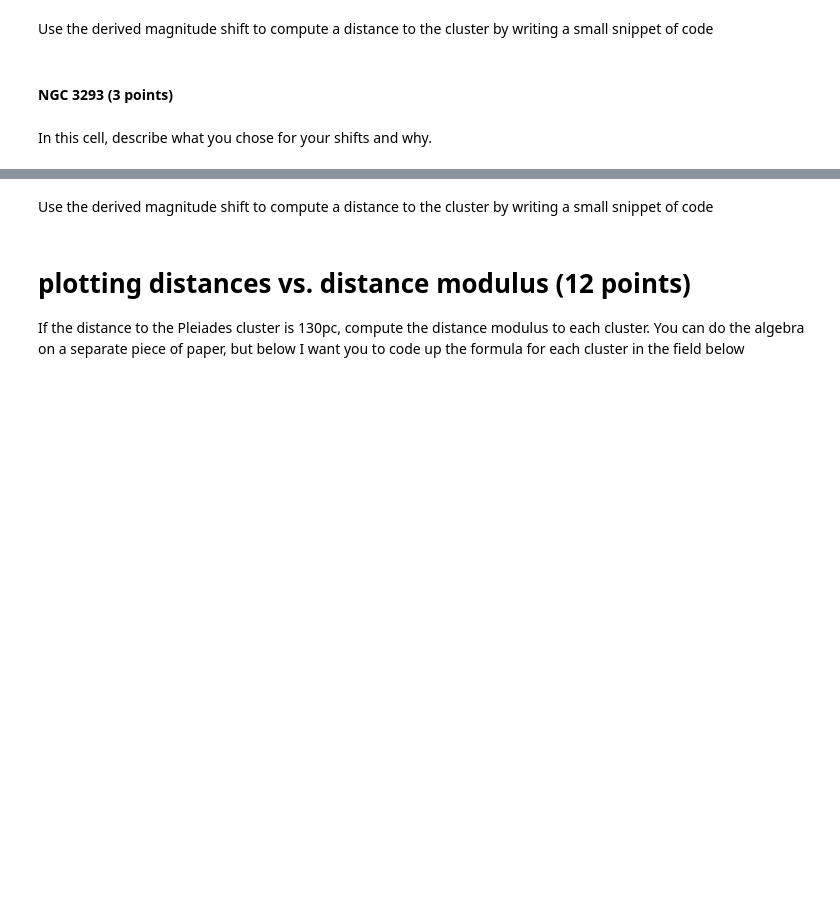
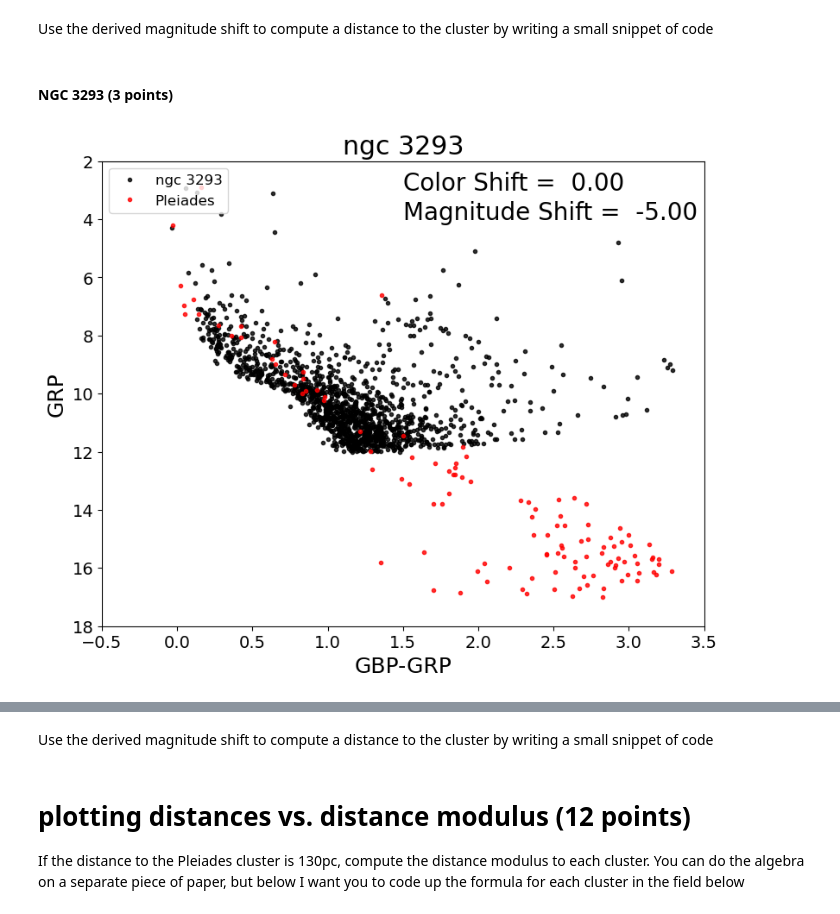
Before and after one commit to OZafuta/CMD_distmod_student, a Jupyter notebook: cluster_plot_student.ipynb, the cells around one changed output, grey strips where cells are left out. Cells and saved outputs as stored; diff of their text form; code cells hidden in the pictures; blank space fills up the shorter version.

```diff
--- a/cluster_plot_student.ipynb
+++ b/cluster_plot_student.ipynb
@@ -97,6 +119,6 @@ print(dist_ratio_ngc6231)
 # %% [markdown]
 #### NGC 3293  (3 points)
 # %%
-cp.cmdplot(clustname='ngc 3293',magshift=0.0,colshift=0.0)
+cp.cmdplot(clustname='ngc 3293',magshift=-5,colshift=0.0)
+# %% [output]
+[figure, added]
-# %% [markdown]
-In this cell, describe what you chose for your shifts and why.
```
Also changed, not shown: parts of 11 cells of this notebook.
